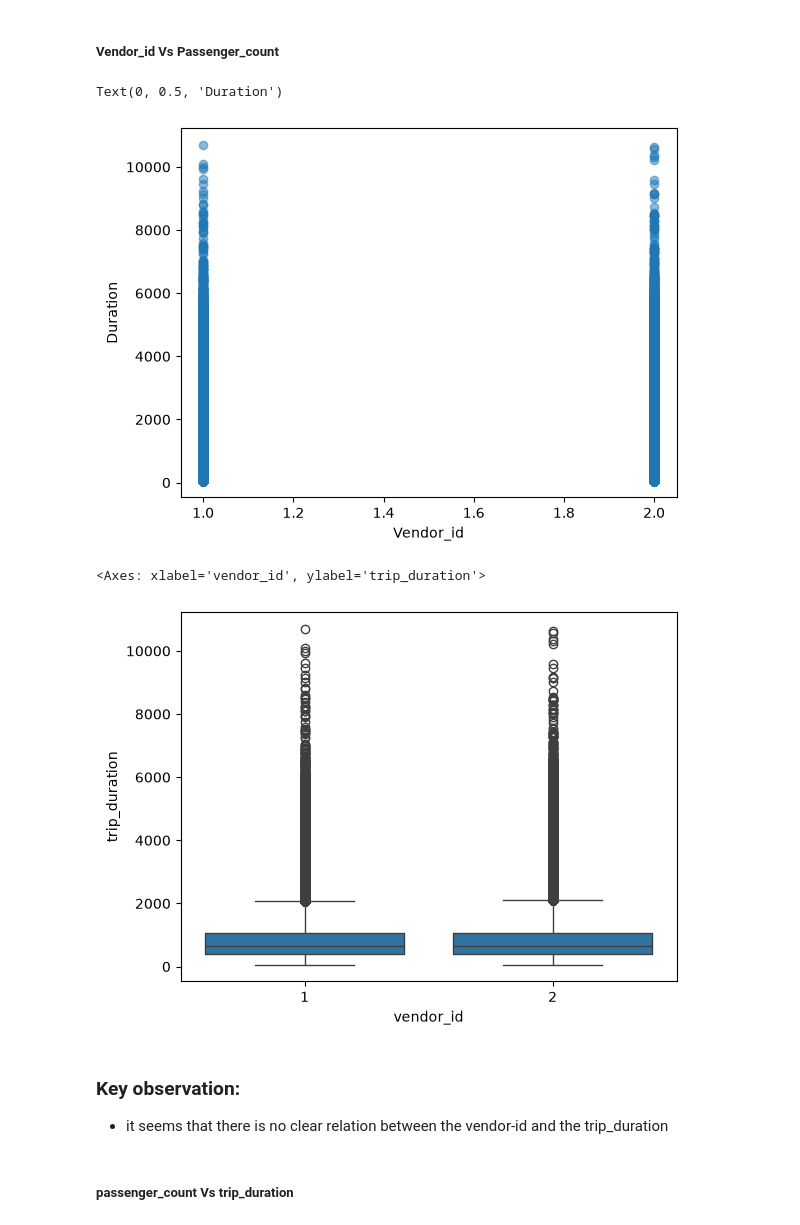
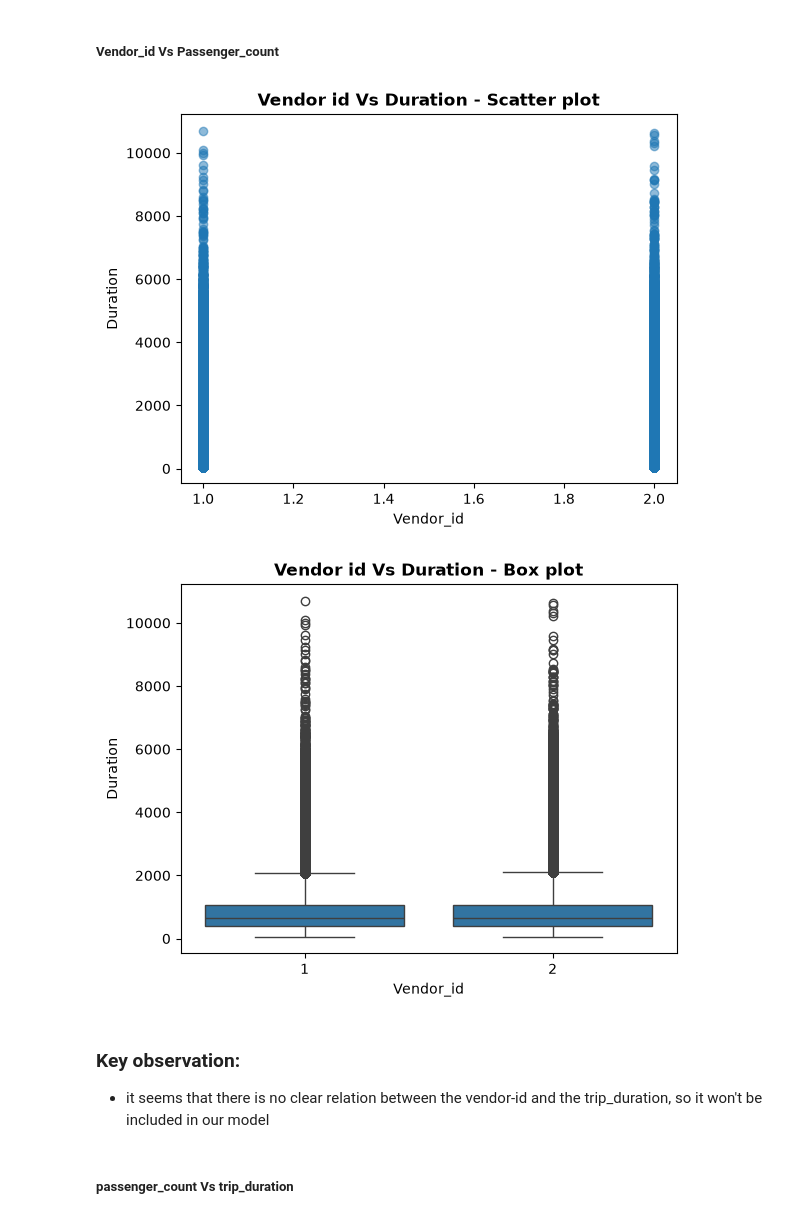
Before and after one commit to Abdelrhman-1213/NYC-taxi-trip-duration, a Jupyter notebook: notebooks/EDA_Training_Data.ipynb, the cells around one changed output. Cells and saved outputs as stored; diff of their text form; code cells hidden in the pictures.

```diff
--- a/notebooks/EDA_Training_Data.ipynb
+++ b/notebooks/EDA_Training_Data.ipynb
@@ -32,7 +32,7 @@ import matplotlib.pyplot as plt
 import seaborn as sns
 # %%
 
-df=pd.read_csv('D:/Python/ML/projects/1 project-nyc-taxi-trip-duration/data/raw/train.csv')
+df=pd.read_csv('D:/Python/ML/projects/nyc-taxi-trip-duration/data/train.csv')
 df.shape
 # %% [output]
 (1000000, 10)
@@ -261,18 +266,22 @@ Index(['vendor_id', 'pickup_datetime', 'passenger_count', 'pickup_longitude',
 # %%
 plt.scatter(df.vendor_id,df.trip_duration,alpha=0.5)
 plt.xlabel("Vendor_id")
 plt.ylabel('Duration')
+plt.title('Vendor id Vs Duration - Scatter plot',fontweight='bold')
+plt.show()
 # %% [output]
-Text(0, 0.5, 'Duration')
-[figure, old version]
+[figure, new version]
 # %%
 sns.boxplot(x=df.vendor_id,y=df.trip_duration)
+plt.xlabel("Vendor_id")
+plt.ylabel('Duration')
+plt.title('Vendor id Vs Duration - Box plot',fontweight='bold')
+plt.show()
 # %% [output]
-<Axes: xlabel='vendor_id', ylabel='trip_duration'>
-[figure, old version]
+[figure, new version]
 # %% [markdown]
 ### Key observation:
-- it seems that there is no clear relation between the vendor-id and the trip_duration
+- it seems that there is no clear relation between the vendor-id and the trip_duration, so it won't be included in our model
 # %% [markdown]
 ##### passenger_count Vs trip_duration
 # %%
```
Also changed, not shown: parts of 45 cells of this notebook, 5 other files.
